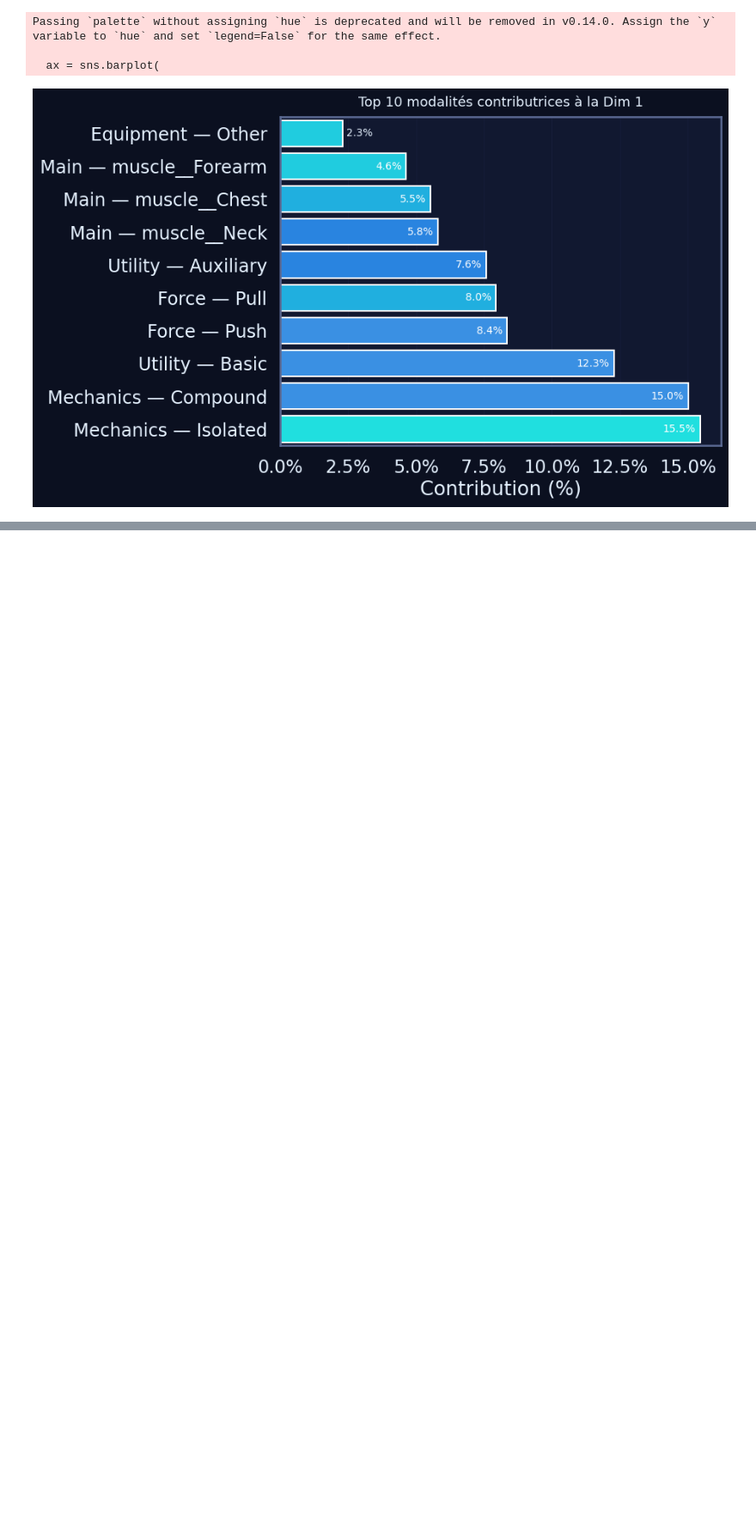
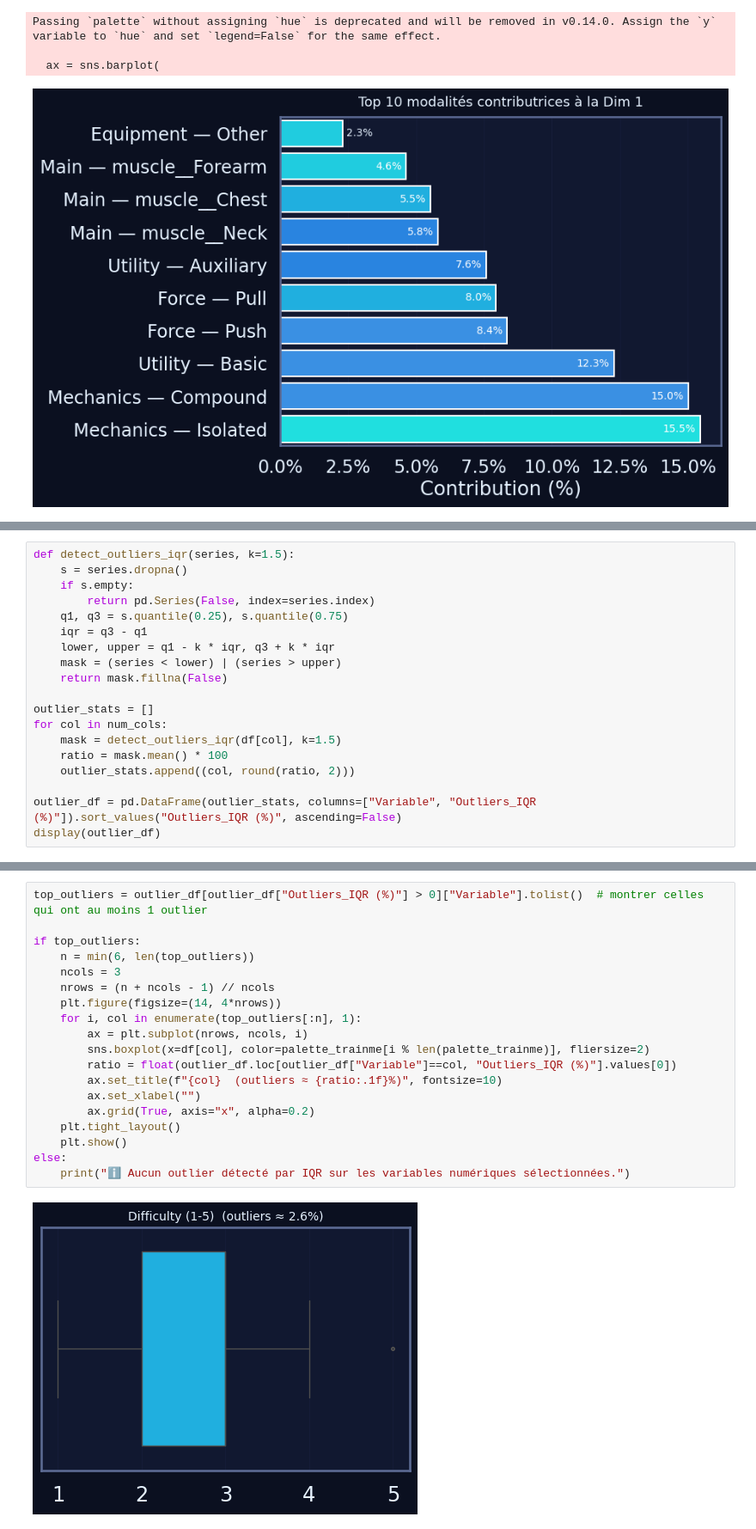
Before and after one commit to happy-developer/train.me, a Jupyter notebook: src/notebooks/eda/gym_exercises_dataset/eda_gym_exercises_dataset.ipynb, the cells around one changed output, grey strips where cells are left out. Shown at 86% size. Saved outputs shown, nothing was run; the diff lists cells and outputs as text; blank space fills up the shorter version.

```diff
--- a/src/notebooks/eda/gym_exercises_dataset/eda_gym_exercises_dataset.ipynb
+++ b/src/notebooks/eda/gym_exercises_dataset/eda_gym_exercises_dataset.ipynb
@@ -1154,0 +1224,19 @@ Passing `palette` without assigning `hue` is deprecated and will be removed in v
+# %%
+def detect_outliers_iqr(series, k=1.5):
+    s = series.dropna()
+    if s.empty:
+        return pd.Series(False, index=series.index)
+    q1, q3 = s.quantile(0.25), s.quantile(0.75)
+    iqr = q3 - q1
+    lower, upper = q1 - k * iqr, q3 + k * iqr
+    mask = (series < lower) | (series > upper)
+    return mask.fillna(False)
+
+outlier_stats = []
+for col in num_cols:
+    mask = detect_outliers_iqr(df[col], k=1.5)
+    ratio = mask.mean() * 100
+    outlier_stats.append((col, round(ratio, 2)))
+
+outlier_df = pd.DataFrame(outlier_stats, columns=["Variable", "Outliers_IQR (%)"]).sort_values("Outliers_IQR (%)", ascending=False)
+display(outlier_df)
@@ -1154,0 +1252,21 @@ Passing `palette` without assigning `hue` is deprecated and will be removed in v
+# %%
+top_outliers = outlier_df[outlier_df["Outliers_IQR (%)"] > 0]["Variable"].tolist()  # montrer celles qui ont au moins 1 outlier
+
+if top_outliers:
+    n = min(6, len(top_outliers))
+    ncols = 3
+    nrows = (n + ncols - 1) // ncols
+    plt.figure(figsize=(14, 4*nrows))
+    for i, col in enumerate(top_outliers[:n], 1):
+        ax = plt.subplot(nrows, ncols, i)
+        sns.boxplot(x=df[col], color=palette_trainme[i % len(palette_trainme)], fliersize=2)
+        ratio = float(outlier_df.loc[outlier_df["Variable"]==col, "Outliers_IQR (%)"].values[0])
+        ax.set_title(f"{col}  (outliers ≈ {ratio:.1f}%)", fontsize=10)
+        ax.set_xlabel("")
+        ax.grid(True, axis="x", alpha=0.2)
+    plt.tight_layout()
+    plt.show()
+else:
+    print("ℹ️ Aucun outlier détecté par IQR sur les variables numériques sélectionnées.")
+# %% [output]
+[figure, added]
```
Also changed, not shown: parts of 17 cells of this notebook, 1 other file.
